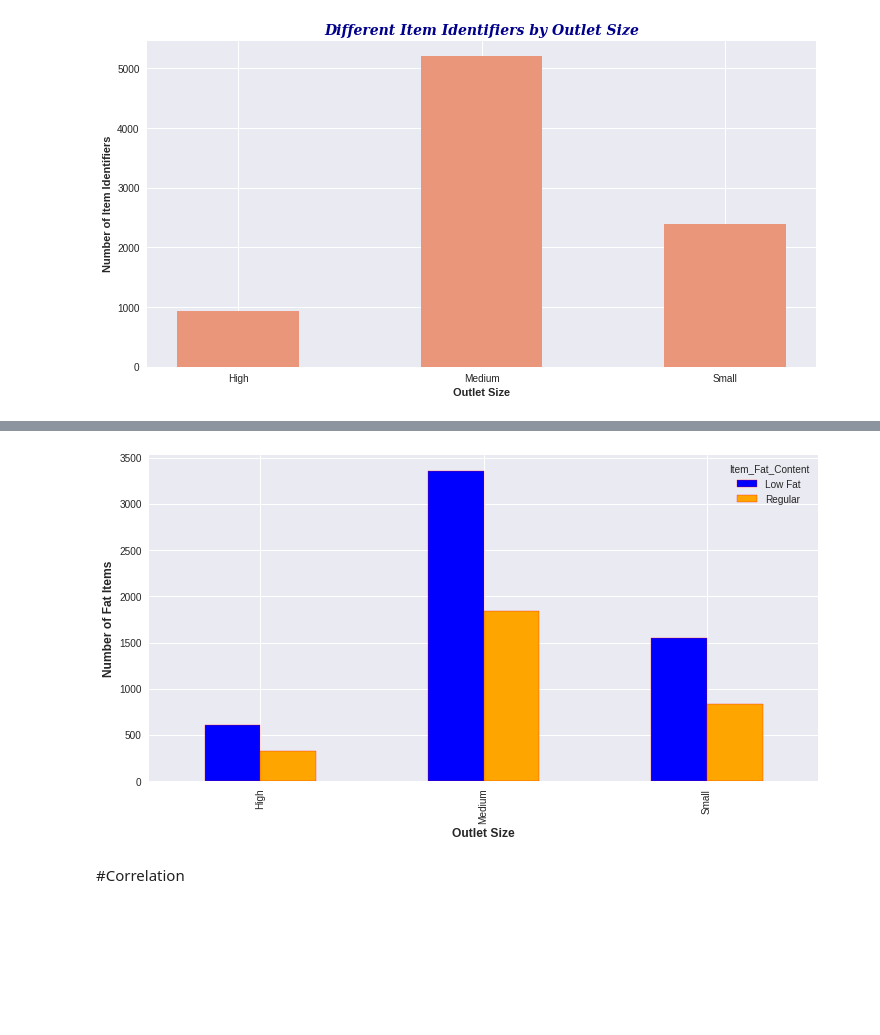
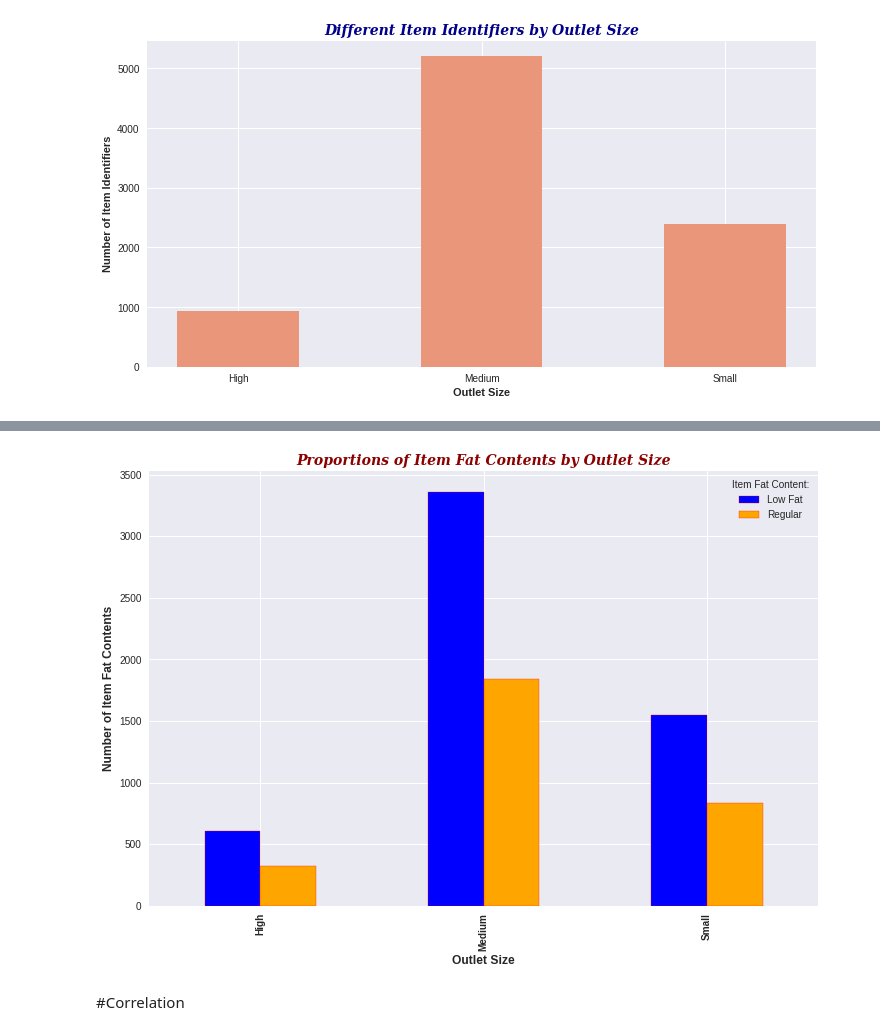
Before and after one commit to tibebu-sime/sales-predictions, a Jupyter notebook: salespredictions_project.ipynb, the cells around one changed output, grey strips where cells are left out. Cells and saved outputs as stored; diff of their text form; code cells hidden in the pictures; blank space fills up the shorter version.

```diff
--- a/salespredictions_project.ipynb
+++ b/salespredictions_project.ipynb
@@ -54,8 +78,13 @@ sales_data.head()
 # Check and detect the presence of missing values using the isnull() function again
 sales_data.isnull().sum()
 # %%
-imputer = SimpleImputer(missing_values=np.nan, strategy='most_frequent') # the data is converted into NumPy array
-sales_data = pd.DataFrame(imputer.fit_transform(sales_data), index=sales_data.index, columns=sales_data.columns)
+# Only the Outlet Size column has missing values. Impute them with most frequent values
+# https://www.geeksforgeeks.org/how-to-fill-nan-values-with-mean-in-pandas/
+
+imputer = SimpleImputer(missing_values=np.nan, strategy='most_frequent')
+fitted_data = imputer.fit_transform(sales_data) # Returns NumPy array
+
+sales_data = pd.DataFrame(fitted_data, index=sales_data.index, columns=sales_data.columns)
 sales_data.head()
 # %% [output]
 |  | Item_Identifier | Item_Weight | Item_Fat_Content | Item_Visibility | Item_Type | Item_MRP | ... |
@@ -234,20 +289,28 @@ plt.show()
 # Reference: https://www.pythoncharts.com/matplotlib/grouped-bar-charts-matplotlib/
 # https://kontext.tech/column/code-snippets/399/pandas-dataframe-plot-bar-chart
 
-sales_data.groupby('Outlet_Size')['Item_Fat_Content'].value_counts()
+fats = sales_data.groupby('Outlet_Size')['Item_Fat_Content'].value_counts()
+fats
 # %%
 # Reference 1: https://kontext.tech/column/code-snippets/399/pandas-dataframe-plot-bar-chart
 # Reference 2: https://stackoverflow.com/questions/30873523/how-can-i-change-the-color-of-a-grouped-bar-plot-in-pandas
+# Reference 3: https://www.datasciencemadesimple.com/bar-plot-bar-chart-in-python-legend-using-matplotlib/
 
-sales_data.groupby('Outlet_Size')['Item_Fat_Content'].value_counts().unstack().plot(kind='bar',
-                                                                                    color=['blue', 'orange'],
-                                                                                    edgecolor='red',
-                                                                                    figsize=(12, 6))
+fats.unstack().plot(kind='bar', color=['blue', 'orange'], edgecolor='red', figsize=(12, 8))
+font = {'family': 'serif',
+        'fontstyle': 'italic',
+        'fontsize': 14,
+        'fontweight': 'bold',
+        'color': 'DarkRed'
+        }
 plt.xlabel('Outlet Size', fontsize=12, fontweight='bold')
-plt.ylabel('Number of Fat Items', fontsize=12, fontweight='bold')
+plt.ylabel('Number of Item Fat Contents', fontsize=12, fontweight='bold')
+plt.xticks(fontweight='bold')
+plt.title('Proportions of Item Fat Contents by Outlet Size', fontdict=font)
+plt.legend(['Low Fat', 'Regular'], title='Item Fat Content:', fontsize=10)
 plt.show()
 # %% [output]
-[figure, old version]
+[figure, new version]
 # %% [markdown]
 #Correlation
 # %%
```
Also changed, not shown: parts of 29 cells of this notebook.
